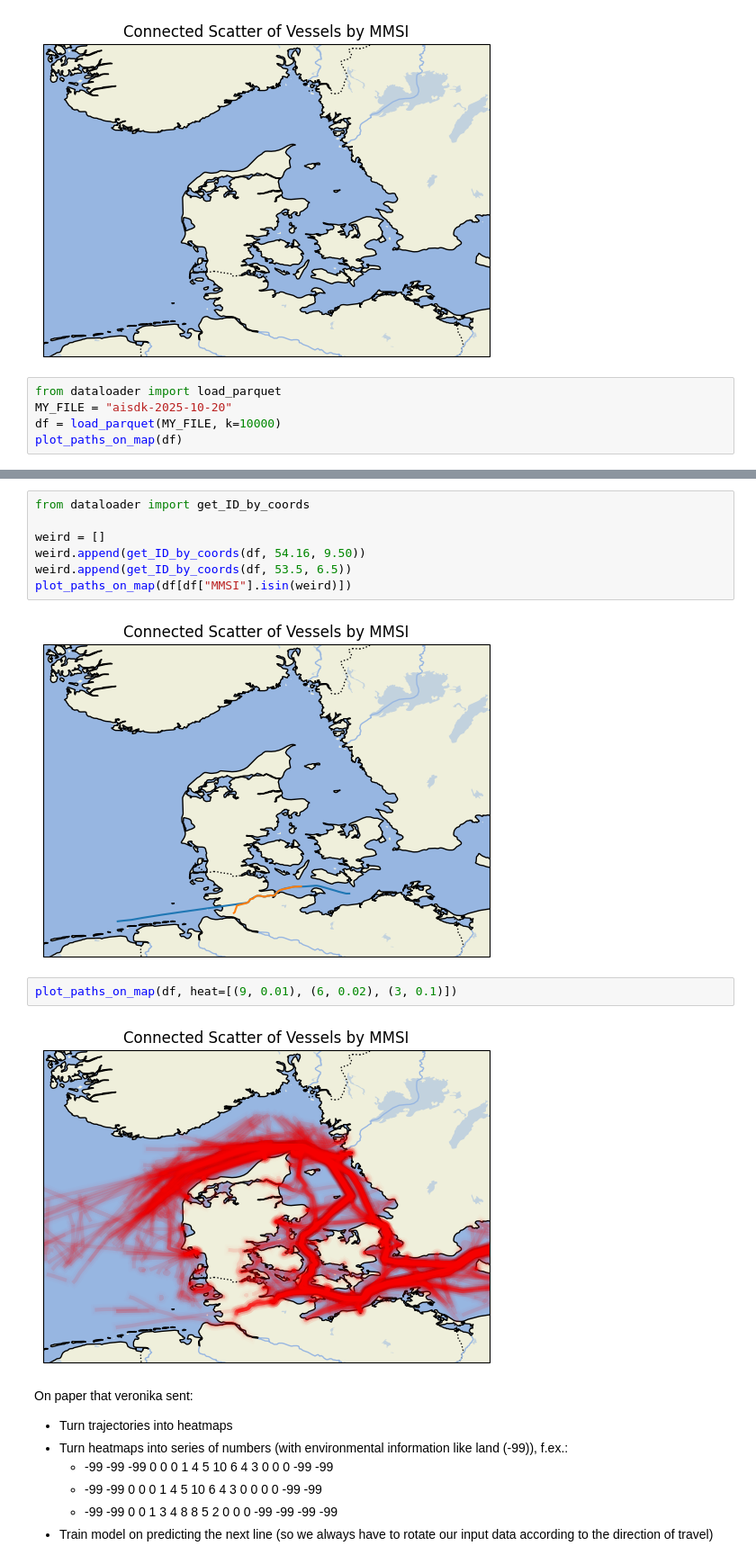
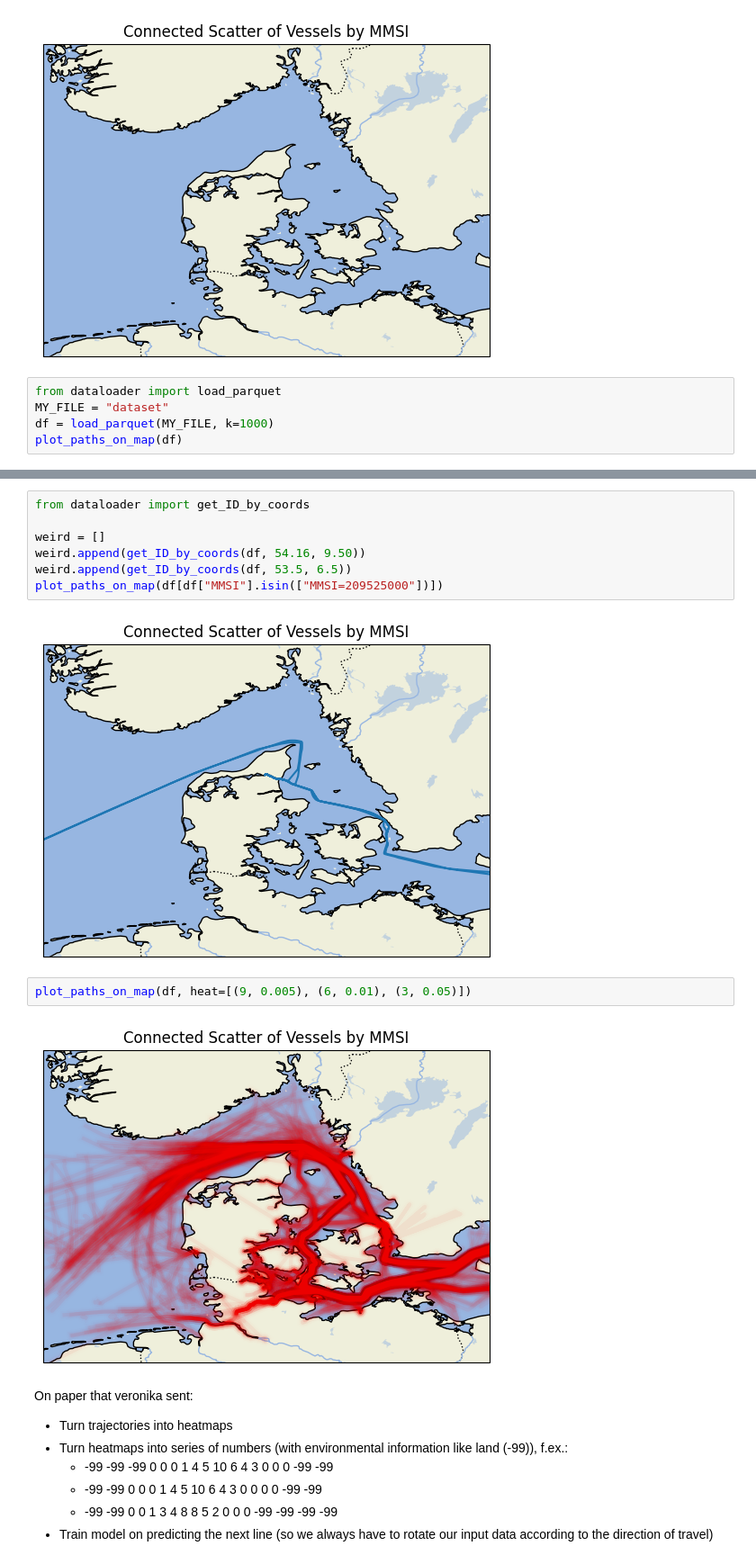
Before and after one commit to veronikal24/DeepLearning, a Jupyter notebook: testing_kevin.ipynb, the cells around one changed output, grey strips where cells are left out. Shown at 90% size. Saved outputs shown, nothing was run; the diff lists cells and outputs as text.

```diff
--- a/testing_kevin.ipynb
+++ b/testing_kevin.ipynb
@@ -491,7 +491,7 @@ plot_paths_on_map(None)
 [figure]
 # %%
 from dataloader import load_parquet
-MY_FILE = "aisdk-2025-10-20"
-df = load_parquet(MY_FILE, k=10000)
+MY_FILE = "dataset"
+df = load_parquet(MY_FILE, k=1000)
 plot_paths_on_map(df)
 # %% [output]
@@ -509,13 +509,13 @@ from dataloader import get_ID_by_coords
 weird = []
 weird.append(get_ID_by_coords(df, 54.16, 9.50))
 weird.append(get_ID_by_coords(df, 53.5, 6.5))
-plot_paths_on_map(df[df["MMSI"].isin(weird)])
+plot_paths_on_map(df[df["MMSI"].isin(["MMSI=209525000"])])
 # %% [output]
-[figure, old version]
+[figure, new version]
 # %%
-plot_paths_on_map(df, heat=[(9, 0.01), (6, 0.02), (3, 0.1)])
+plot_paths_on_map(df, heat=[(9, 0.005), (6, 0.01), (3, 0.05)])
 # %% [output]
-[figure, old version]
+[figure, new version]
 # %% [markdown]
 On paper that veronika sent:
 - Turn trajectories into heatmaps
```
Also changed, not shown: parts of 2 cells of this notebook.
